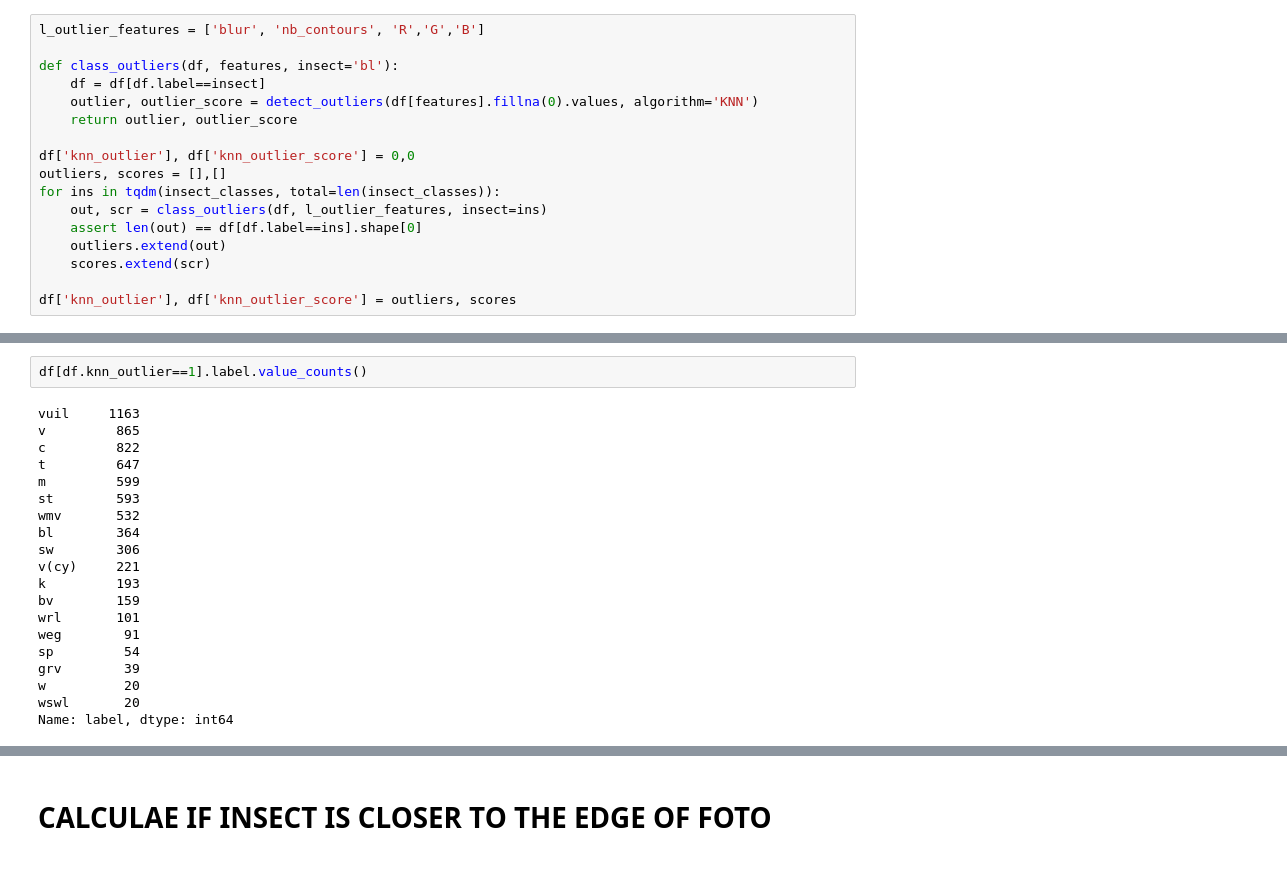
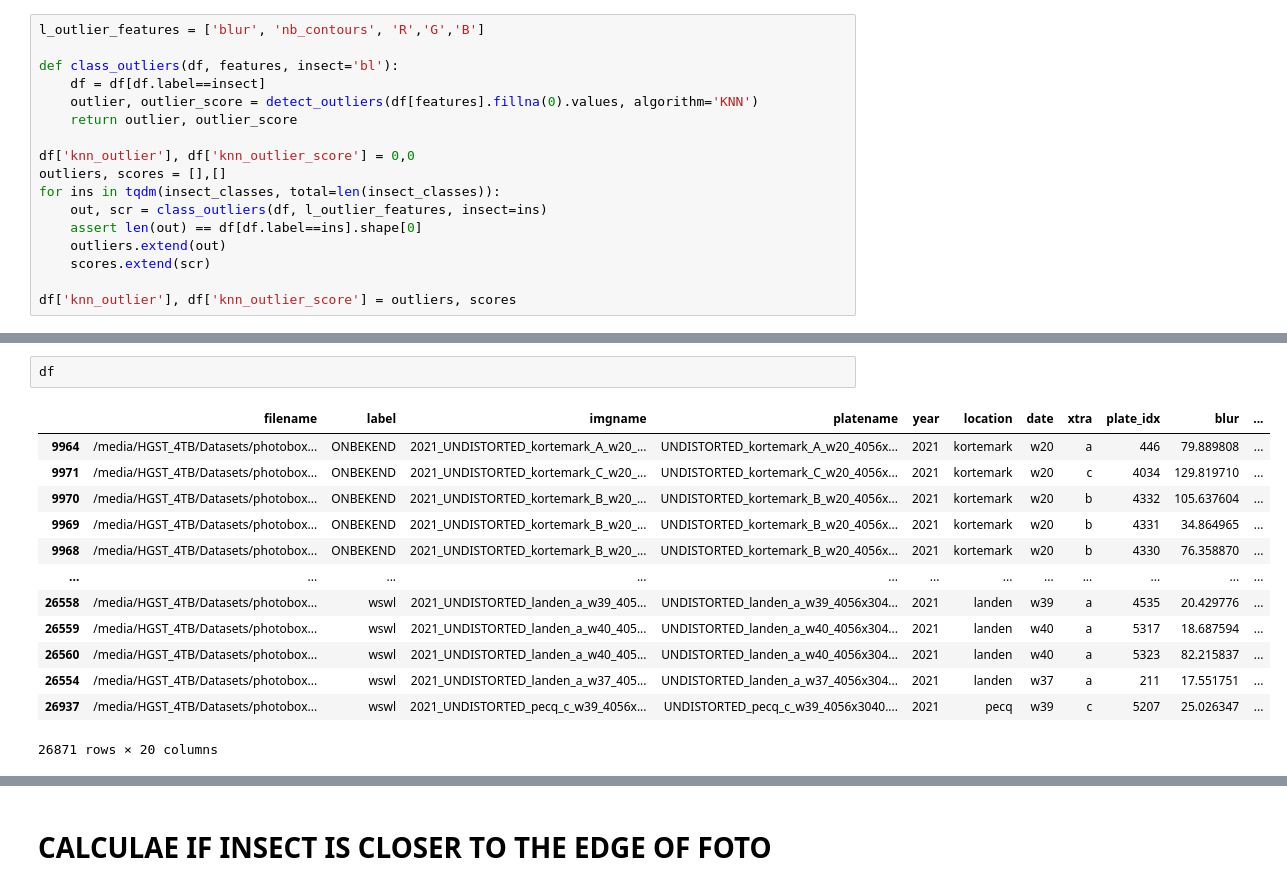
Before and after one commit to kalfasyan/stickybugs-ai, a Jupyter notebook: test.ipynb, the cells around one changed output, grey strips where cells are left out. Saved outputs shown, nothing was run; the diff lists cells and outputs as text.

```diff
--- a/test.ipynb
+++ b/test.ipynb
@@ -99,22 +105,16 @@ dfs.plot_samples(df[df.knn_outlier==1].sample(20))
-# %%
-df[df.knn_outlier==1].label.value_counts()
-# %% [output]
-vuil     1163
-v         865
-c         822
-t         647
-m         599
-st        593
-wmv       532
-bl        364
-sw        306
-v(cy)     221
-k         193
-bv        159
-wrl       101
-weg        91
-sp         54
-grv        39
-w          20
-wswl       20
-Name: label, dtype: int64
+# %%
+df
+# %% [output]
+|  | filename | label | imgname | platename | year | location | date | xtra | plate_idx | blur | ... |
+| 9964 | /media/HGST_4TB/Datasets/photobox... | ONBEKEND | 2021_UNDISTORTED_kortemark_A_w20_... | UNDISTORTED_kortemark_A_w20_4056x... | 2021 | kortemark | w20 | a | 446 | 79.889808 | ... |
+| 9971 | /media/HGST_4TB/Datasets/photobox... | ONBEKEND | 2021_UNDISTORTED_kortemark_C_w20_... | UNDISTORTED_kortemark_C_w20_4056x... | 2021 | kortemark | w20 | c | 4034 | 129.819710 | ... |
+| 9970 | /media/HGST_4TB/Datasets/photobox... | ONBEKEND | 2021_UNDISTORTED_kortemark_B_w20_... | UNDISTORTED_kortemark_B_w20_4056x... | 2021 | kortemark | w20 | b | 4332 | 105.637604 | ... |
+| 9969 | /media/HGST_4TB/Datasets/photobox... | ONBEKEND | 2021_UNDISTORTED_kortemark_B_w20_... | UNDISTORTED_kortemark_B_w20_4056x... | 2021 | kortemark | w20 | b | 4331 | 34.864965 | ... |
+| 9968 | /media/HGST_4TB/Datasets/photobox... | ONBEKEND | 2021_UNDISTORTED_kortemark_B_w20_... | UNDISTORTED_kortemark_B_w20_4056x... | 2021 | kortemark | w20 | b | 4330 | 76.358870 | ... |
+| ... | ... | ... | ... | ... | ... | ... | ... | ... | ... | ... | ... |
+| 26558 | /media/HGST_4TB/Datasets/photobox... | wswl | 2021_UNDISTORTED_landen_a_w39_405... | UNDISTORTED_landen_a_w39_4056x304... | 2021 | landen | w39 | a | 4535 | 20.429776 | ... |
+| 26559 | /media/HGST_4TB/Datasets/photobox... | wswl | 2021_UNDISTORTED_landen_a_w40_405... | UNDISTORTED_landen_a_w40_4056x304... | 2021 | landen | w40 | a | 5317 | 18.687594 | ... |
+| 26560 | /media/HGST_4TB/Datasets/photobox... | wswl | 2021_UNDISTORTED_landen_a_w40_405... | UNDISTORTED_landen_a_w40_4056x304... | 2021 | landen | w40 | a | 5323 | 82.215837 | ... |
+| 26554 | /media/HGST_4TB/Datasets/photobox... | wswl | 2021_UNDISTORTED_landen_a_w37_405... | UNDISTORTED_landen_a_w37_4056x304... | 2021 | landen | w37 | a | 211 | 17.551751 | ... |
+| 26937 | /media/HGST_4TB/Datasets/photobox... | wswl | 2021_UNDISTORTED_pecq_c_w39_4056x... | UNDISTORTED_pecq_c_w39_4056x3040.... | 2021 | pecq | w39 | c | 5207 | 25.026347 | ... |
+26871 rows × 20 columns
```
Also changed, not shown: parts of 9 cells of this notebook, 2 other files.
